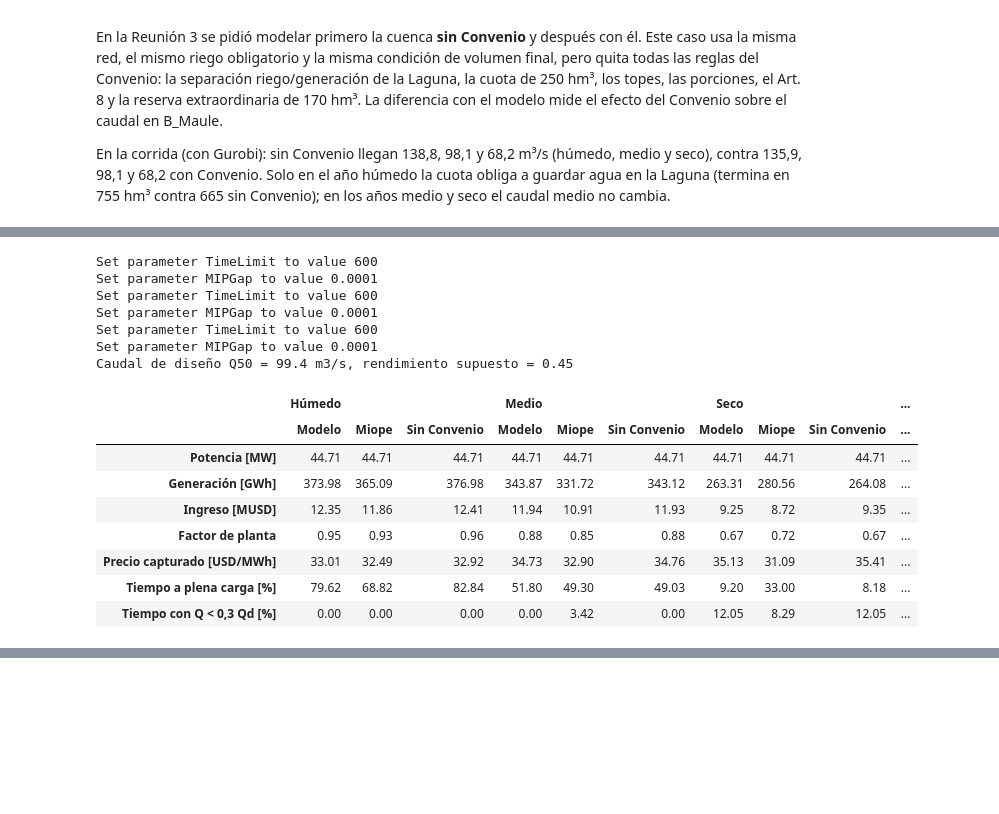
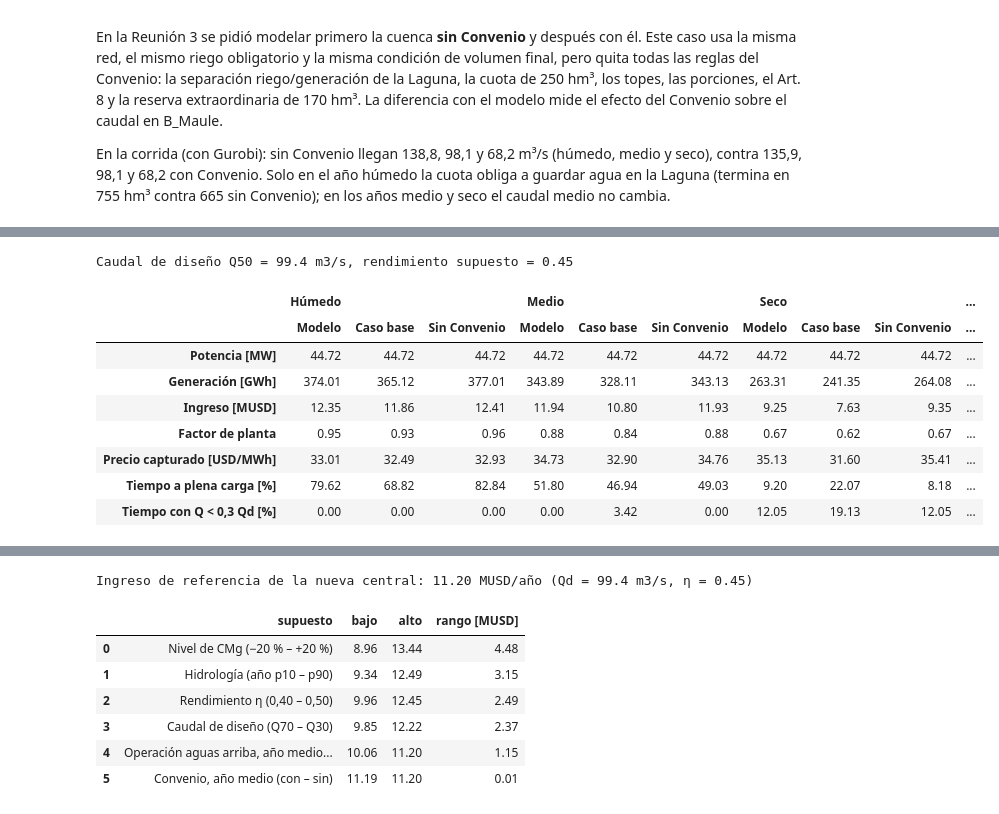
Before and after one commit to Jerrazuriz/Capstone, a Jupyter notebook: resultados_corrida/Modelo_Final_Maule_C2_corregido_ejecutado.ipynb, the cells around one changed output, grey strips where cells are left out. Cells and saved outputs as stored; diff of their text form; code cells hidden in the pictures; blank space fills up the shorter version.

```diff
--- a/resultados_corrida/Modelo_Final_Maule_C2_corregido_ejecutado.ipynb
+++ b/resultados_corrida/Modelo_Final_Maule_C2_corregido_ejecutado.ipynb
@@ -1464,8 +1457,10 @@ KPI_BORDE = ["Q medio en B_Maule [m3/s]", "Q50 [m3/s]", "Q90 [m3/s]", "Q mínimo
 FILAS_BORDE, TRAY_BORDE = [], {}
 
 
-def registrar(caso, k, M, exige_vf=True):
-    errores = [e for e in verificar(M) if exige_vf or not e.startswith("volumen final")]
+def registrar(caso, k, M, exige_vf=True, ignorar=()):
+    """Guarda los KPIs de un caso. ignorar: prefijos de la verificación que no aplican a ese caso."""
+    omitir = tuple(ignorar) + (() if exige_vf else ("volumen final",))
+    errores = [e for e in verificar(M) if not e.startswith(omitir)] if omitir else verificar(M)
     r = resumen(M, k, ESCENARIOS[k])
     FILAS_BORDE.append({"caso": caso, "escenario": k, **{c: r[c] for c in KPI_BORDE},
                         "verificación": "OK" if not errores else "; ".join(errores[:5])})
@@ -1478,8 +1473,10 @@ if CORRER_BORDE:
     V0_LAGUNA, FILT_BASE, CUOTA_BASE = float(RED.at[LAGUNA, "V0"]), FILT, dict(CUOTA_DISPONIBLE)
     for k, a in ESCENARIOS.items():
         registrar("Modelo (caso principal)", k, RES[k])
-        registrar("(1) Miope sin condición terminal", k, BASE[k], exige_vf=False)
-        registrar("(1) Miope con V_final >= V_inicial", k, caso_base_miope(AFL[a], condicion_terminal=True))
+        registrar("(1a) Caso base secuencial", k, BASE[k])
+        registrar("(1b) Secuencial con V_final >= V_inicial, riego penalizado", k,
+                  caso_base_secuencial(AFL[a], riego_estricto=False), exige_vf=False)
+        registrar("(1c) Miope puro", k, caso_base_miope(AFL[a]), exige_vf=False)
         registrar("(2a) Sin condición terminal", k, resolver(sin_condicion_terminal(construir_modelo(AFL[a]))), exige_vf=False)
         registrar("(2b) Sin condición terminal, con valor del agua", k, resolver(con_valor_agua(construir_modelo(AFL[a]))), exige_vf=False)
     for v0 in (400.0, 510.0, 900.0):
@@ -1502,6 +1499,12 @@ if CORRER_BORDE:
                 registrar(f"(5) Uso previo de cuota {usado:.0f} hm3", k, resolver(construir_modelo(AFL[a])))
         finally:
             CUOTA_DISPONIBLE.update(CUOTA_BASE)
+    hoja_de = {"Húmedo": "CMG. HID. HUMEDA", "Medio": "CMG. HID. MEDIA", "Seco": "CMG. HID. SECA"}
+    for k, a in ESCENARIOS.items():
+        registrar("(6) CMg de su propia hidrología", k, resolver(construir_modelo(AFL[a], pi=leer_cmg(hoja_de[k]))))
+        registrar("(7) Gasto de riego 200 m3/s", k, resolver(construir_modelo(AFL[a], conv=convenio(200.0))))
+        registrar("(8) Sin Convenio", k, resolver(construir_sin_convenio(AFL[a])),
+                  exige_vf=False, ignorar=("C", "reserva extraordinaria"))
     SENS_BORDE = pd.DataFrame(FILAS_BORDE)
     TABLA_BORDE = SENS_BORDE.pivot_table(index="caso", columns="escenario", values=KPI_BORDE[:5], sort=False)
     TABLA_BORDE = TABLA_BORDE.reindex(columns=pd.MultiIndex.from_product([KPI_BORDE[:5], list(ESCENARIOS)]))
@@ -1629,47 +1682,67 @@ def nueva_central(Q, Qd, eta=ETA_NUEVA, qmin=Q_MIN_TEC):
 if CORRER_65_ANIOS:
     todos_Q = np.concatenate([QP65[a].flatten() for a in ANIOS])
     todos_h = np.tile(H.flatten(), len(ANIOS))
     o = np.argsort(-todos_Q)
     excede = lambda p: float(todos_Q[o][np.searchsorted(np.cumsum(todos_h[o]) / todos_h.sum(), p / 100)])
     DISENOS = {"Q90": excede(90), "Q70": excede(70), "Q50": excede(50),
                "Q medio": float((todos_Q * todos_h).sum() / todos_h.sum()), "Q30": excede(30)}
     QD = DISENOS["Q50"]                                    # caudal de diseño de referencia
 
-    # (a) Por escenario: modelo, caso base miope y sin Convenio
+    # (a) Por escenario: modelo, caso base secuencial y sin Convenio
     filas = {}
     for k, a in ESCENARIOS.items():
         filas[(k, "Modelo")] = nueva_central(caudal_punto(RES[k]), QD)
-        filas[(k, "Miope")] = nueva_central(caudal_punto(BASE[k]), QD)
+        filas[(k, "Caso base")] = nueva_central(caudal_punto(BASE[k]), QD)
         if CORRER_SENSIBILIDADES:
             filas[(k, "Sin Convenio")] = nueva_central(caudal_punto(resolver(construir_sin_convenio(AFL[a]))), QD)
     filas[("65 años", "Modelo")] = pd.DataFrame([nueva_central(QP65[a], QD) for a in ANIOS]).mean().to_dict()
     print(f"Caudal de diseño Q50 = {QD:.1f} m3/s, rendimiento supuesto = {ETA_NUEVA}")
     display(pd.DataFrame(filas).round(2))
 
     # (b) Según el caudal de diseño (promedio de 65 años y rango p10-p90 del ingreso)
     filas = {}
     for nombre, Qd in DISENOS.items():
         R = pd.DataFrame([nueva_central(QP65[a], Qd) for a in ANIOS])
         fila = R.mean().to_dict()
         fila["Qd [m3/s]"] = Qd
         fila["Ingreso p10 [MUSD]"], fila["Ingreso p90 [MUSD]"] = np.percentile(R["Ingreso [MUSD]"], [10, 90])
         filas[nombre] = fila
     display(pd.DataFrame(filas).round(2))
+
+    # (c) Sensibilidad del ingreso de la nueva central (un supuesto a la vez)
+    def ingreso_65(Qd=QD, eta=ETA_NUEVA, f_precio=1.0):
+        return f_precio * np.mean([nueva_central(QP65[a], Qd, eta)["Ingreso [MUSD]"] for a in ANIOS])
+
+    I_REF = ingreso_65()
+    ing_anios = np.array([nueva_central(QP65[a], QD)["Ingreso [MUSD]"] for a in ANIOS])
+    I_medio = nueva_central(caudal_punto(RES["Medio"]), QD)["Ingreso [MUSD]"]
+    SENS_CENTRAL = pd.DataFrame([
+        {"supuesto": "Rendimiento η (0,40 – 0,50)", "bajo": ingreso_65(eta=0.40), "alto": ingreso_65(eta=0.50)},
+        {"supuesto": "Caudal de diseño (Q70 – Q30)", "bajo": ingreso_65(Qd=DISENOS["Q70"]), "alto": ingreso_65(Qd=DISENOS["Q30"])},
+        {"supuesto": "Nivel de CMg (−20 % – +20 %)", "bajo": ingreso_65(f_precio=0.8), "alto": ingreso_65(f_precio=1.2)},
+        {"supuesto": "Hidrología (año p10 – p90)", "bajo": np.percentile(ing_anios, 10), "alto": np.percentile(ing_anios, 90)},
+        {"supuesto": "Operación aguas arriba, año medio (caso base – modelo)",
+         "bajo": I_REF + nueva_central(caudal_punto(BASE["Medio"]), QD)["Ingreso [MUSD]"] - I_medio, "alto": I_REF},
+    ])
+    if CORRER_SENSIBILIDADES:
+        I_sc = nueva_central(caudal_punto(resolver(construir_sin_convenio(AFL[ESCENARIOS["Medio"]]))), QD)["Ingreso [MUSD]"]
+        SENS_CENTRAL.loc[len(SENS_CENTRAL)] = {"supuesto": "Convenio, año medio (con – sin)",
+                                               "bajo": I_REF, "alto": I_REF + I_sc - I_medio}
+    SENS_CENTRAL["bajo"], SENS_CENTRAL["alto"] = (np.minimum(SENS_CENTRAL.bajo, SENS_CENTRAL.alto),
+                                                  np.maximum(SENS_CENTRAL.bajo, SENS_CENTRAL.alto))
+    SENS_CENTRAL["rango [MUSD]"] = SENS_CENTRAL.alto - SENS_CENTRAL.bajo
+    SENS_CENTRAL = SENS_CENTRAL.sort_values("rango [MUSD]", ascending=False, ignore_index=True)
+    print(f"Ingreso de referencia de la nueva central: {I_REF:.2f} MUSD/año (Qd = {QD:.1f} m3/s, η = {ETA_NUEVA})")
+    display(SENS_CENTRAL.round(2))
 # %% [output]
-Set parameter TimeLimit to value 600
-Set parameter MIPGap to value 0.0001
-Set parameter TimeLimit to value 600
-Set parameter MIPGap to value 0.0001
-Set parameter TimeLimit to value 600
-Set parameter MIPGap to value 0.0001
 Caudal de diseño Q50 = 99.4 m3/s, rendimiento supuesto = 0.45
 |  | Húmedo |  |  | Medio |  |  | Seco |  |  | ... |
-|  | Modelo | Miope | Sin Convenio | Modelo | Miope | Sin Convenio | Modelo | Miope | Sin Convenio | ... |
-| Potencia [MW] | 44.71 | 44.71 | 44.71 | 44.71 | 44.71 | 44.71 | 44.71 | 44.71 | 44.71 | ... |
-| Generación [GWh] | 373.98 | 365.09 | 376.98 | 343.87 | 331.72 | 343.12 | 263.31 | 280.56 | 264.08 | ... |
-| Ingreso [MUSD] | 12.35 | 11.86 | 12.41 | 11.94 | 10.91 | 11.93 | 9.25 | 8.72 | 9.35 | ... |
-| Factor de planta | 0.95 | 0.93 | 0.96 | 0.88 | 0.85 | 0.88 | 0.67 | 0.72 | 0.67 | ... |
-| Precio capturado [USD/MWh] | 33.01 | 32.49 | 32.92 | 34.73 | 32.90 | 34.76 | 35.13 | 31.09 | 35.41 | ... |
-| Tiempo a plena carga [%] | 79.62 | 68.82 | 82.84 | 51.80 | 49.30 | 49.03 | 9.20 | 33.00 | 8.18 | ... |
-| Tiempo con Q < 0,3 Qd [%] | 0.00 | 0.00 | 0.00 | 0.00 | 3.42 | 0.00 | 12.05 | 8.29 | 12.05 | ... |
+|  | Modelo | Caso base | Sin Convenio | Modelo | Caso base | Sin Convenio | Modelo | Caso base | Sin Convenio | ... |
+| Potencia [MW] | 44.72 | 44.72 | 44.72 | 44.72 | 44.72 | 44.72 | 44.72 | 44.72 | 44.72 | ... |
+| Generación [GWh] | 374.01 | 365.12 | 377.01 | 343.89 | 328.11 | 343.13 | 263.31 | 241.35 | 264.08 | ... |
+| Ingreso [MUSD] | 12.35 | 11.86 | 12.41 | 11.94 | 10.80 | 11.93 | 9.25 | 7.63 | 9.35 | ... |
+| Factor de planta | 0.95 | 0.93 | 0.96 | 0.88 | 0.84 | 0.88 | 0.67 | 0.62 | 0.67 | ... |
+| Precio capturado [USD/MWh] | 33.01 | 32.49 | 32.93 | 34.73 | 32.90 | 34.76 | 35.13 | 31.60 | 35.41 | ... |
+| Tiempo a plena carga [%] | 79.62 | 68.82 | 82.84 | 51.80 | 46.94 | 49.03 | 9.20 | 22.07 | 8.18 | ... |
+| Tiempo con Q < 0,3 Qd [%] | 0.00 | 0.00 | 0.00 | 0.00 | 3.42 | 0.00 | 12.05 | 19.13 | 12.05 | ... |
 |  | Q90 | Q70 | Q50 | Q medio | Q30 |
@@ -1684,5 +1757,13 @@ Caudal de diseño Q50 = 99.4 m3/s, rendimiento supuesto = 0.45
 | Ingreso p10 [MUSD] | 5.14 | 8.88 | 9.34 | 9.43 | 9.52 |
 | Ingreso p90 [MUSD] | 5.39 | 10.58 | 12.49 | 13.42 | 14.43 |
+Ingreso de referencia de la nueva central: 11.20 MUSD/año (Qd = 99.4 m3/s, η = 0.45)
+|  | supuesto | bajo | alto | rango [MUSD] |
+| 0 | Nivel de CMg (−20 % – +20 %) | 8.96 | 13.44 | 4.48 |
+| 1 | Hidrología (año p10 – p90) | 9.34 | 12.49 | 3.15 |
+| 2 | Rendimiento η (0,40 – 0,50) | 9.96 | 12.45 | 2.49 |
+| 3 | Caudal de diseño (Q70 – Q30) | 9.85 | 12.22 | 2.37 |
+| 4 | Operación aguas arriba, año medio... | 10.06 | 11.20 | 1.15 |
+| 5 | Convenio, año medio (con – sin) | 11.19 | 11.20 | 0.01 |
 # %% [markdown]
 ## 12c. Figuras del informe
 
```
Also changed, not shown: parts of 27 cells of this notebook, 18 other files.
